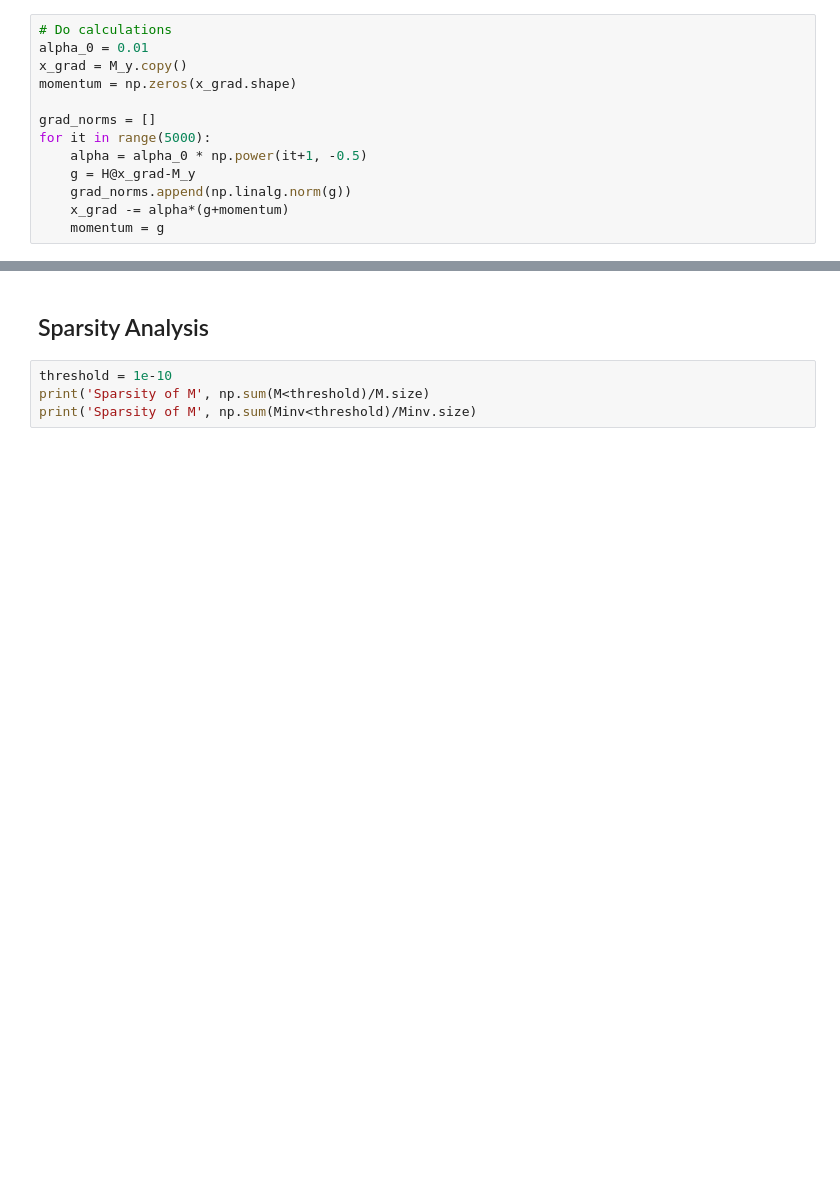
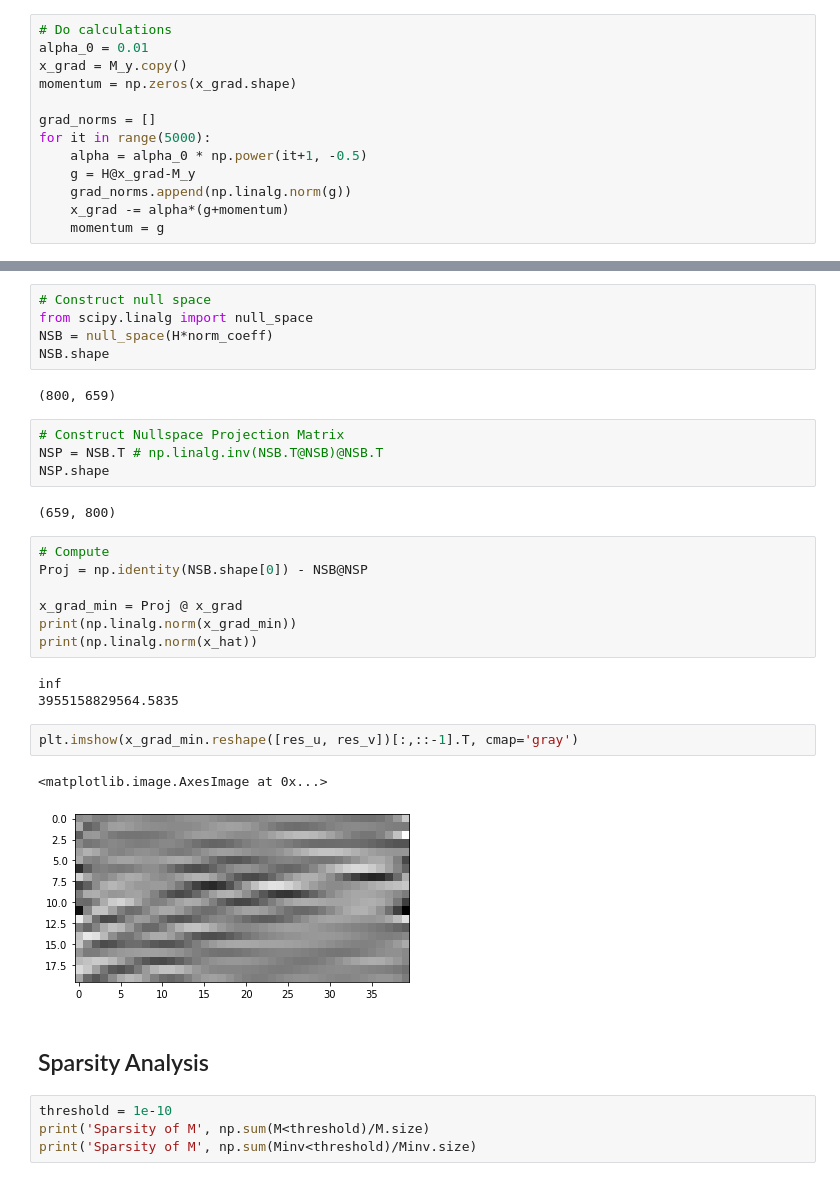
Before and after one commit to EdgarDorausch/HybridEcho-ImageReconstruction, a Jupyter notebook: toastgitter_data_presentation.ipynb, the cells around one changed output, grey strips where cells are left out. Cells and saved outputs as stored; diff of their text form; blank space fills up the shorter version.

```diff
--- a/toastgitter_data_presentation.ipynb
+++ b/toastgitter_data_presentation.ipynb
@@ -154,3 +220,31 @@ np.linalg.norm(H@diff)
+# %%
+# Construct null space
+from scipy.linalg import null_space
+NSB = null_space(H*norm_coeff)
+NSB.shape
+# %% [output]
+(800, 659)
+# %%
+# Construct Nullspace Projection Matrix
+NSP = NSB.T # np.linalg.inv(NSB.T@NSB)@NSB.T
+NSP.shape
+# %% [output]
+(659, 800)
+# %%
+# Compute
+Proj = np.identity(NSB.shape[0]) - NSB@NSP
+
+x_grad_min = Proj @ x_grad
+print(np.linalg.norm(x_grad_min))
+print(np.linalg.norm(x_hat))
+# %% [output]
+inf
+3955158829564.5835
+# %%
+plt.imshow(x_grad_min.reshape([res_u, res_v])[:,::-1].T, cmap='gray')
+# %% [output]
+<matplotlib.image.AxesImage at 0x...>
+[figure, added]
 # %% [markdown]
 ## Sparsity Analysis
 # %%
```
Also changed, not shown: parts of 20 cells of this notebook, 1 other file.
